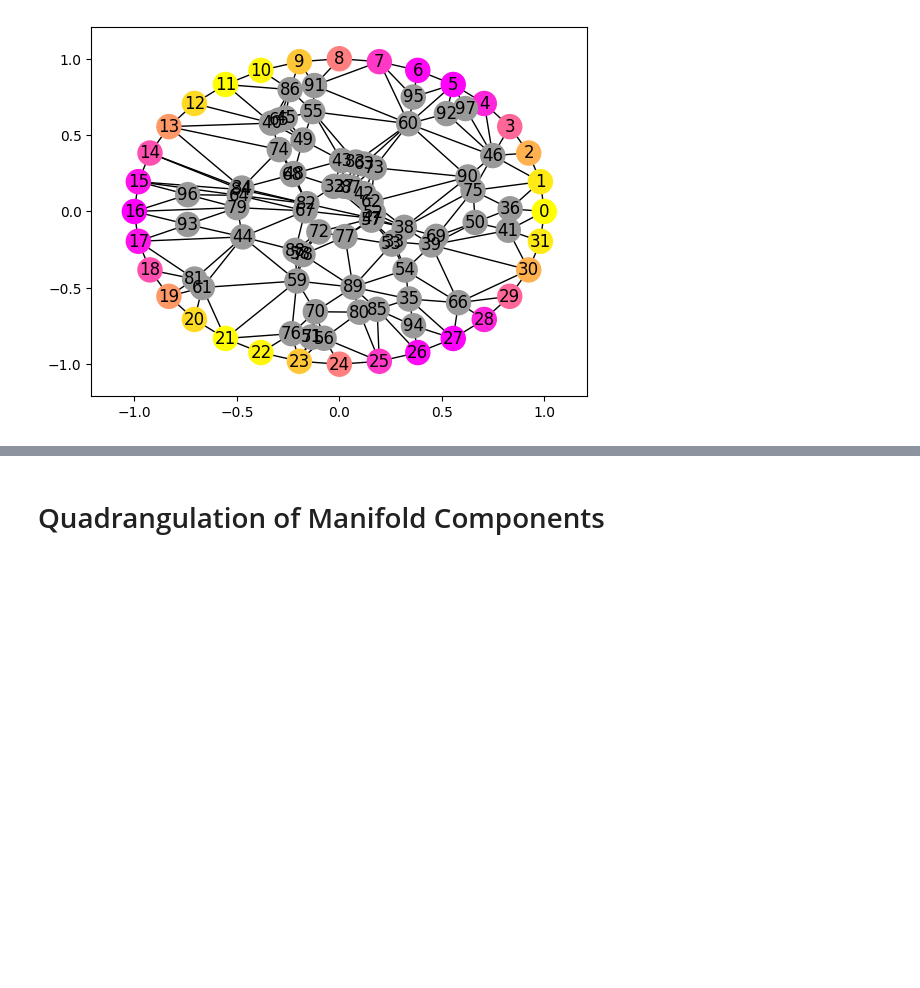
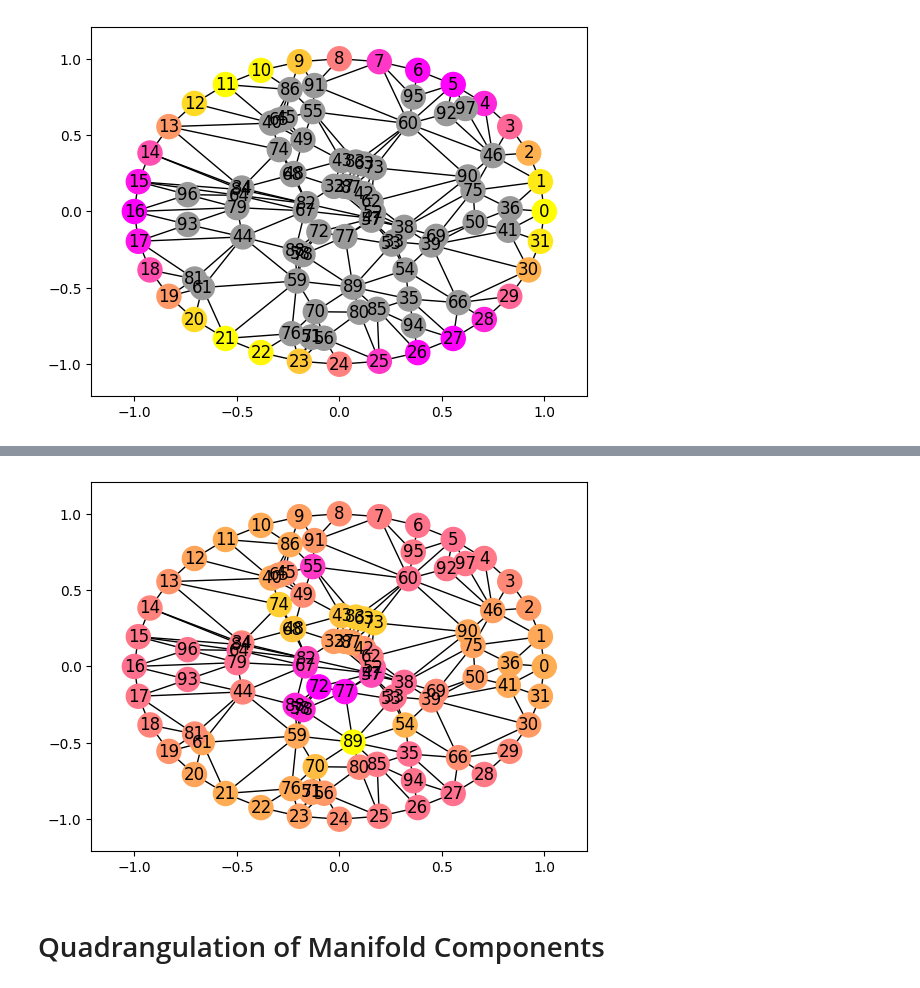
Before and after one commit to zimfv/quadrangulation, a Jupyter notebook: nonmanifold-eigen.ipynb, the cells around one changed output, grey strips where cells are left out. Saved outputs shown, nothing was run; the diff lists cells and outputs as text; code cells hidden in the pictures; blank space fills up the shorter version.

```diff
--- a/nonmanifold-eigen.ipynb
+++ b/nonmanifold-eigen.ipynb
@@ -1139,7 +1142,0 @@ AssertionError:
-# %%
-b = np.array(list(boundary_graph.nodes))
-bc = vec_val.reshape(-1, 1)
-
-u = igl.harmonic(vertices, faces, b, bc, 2).reshape(-1)
-
-u.shape
@@ -1251,3 +1209,13 @@ pl.show()
+# %%
+coeffs = np.ones(evecs.shape[1])
+vals_harm_plus_eigen = (evecs*coeffs).sum(axis=1) + vals_harmonic
+
+node_colors_harm_plus_eigen = get_colors(vals_harm_plus_eigen)
+
+nx.draw_networkx(test_graph, pos=test_vertices, node_color=node_colors_harm_plus_eigen, hide_ticks=False)
+plt.show()
+# %% [output]
+[figure, added]
 # %% [markdown]
 # Quadrangulation of Manifold Components
 # %%
```
Also changed, not shown: parts of 24 cells of this notebook.
